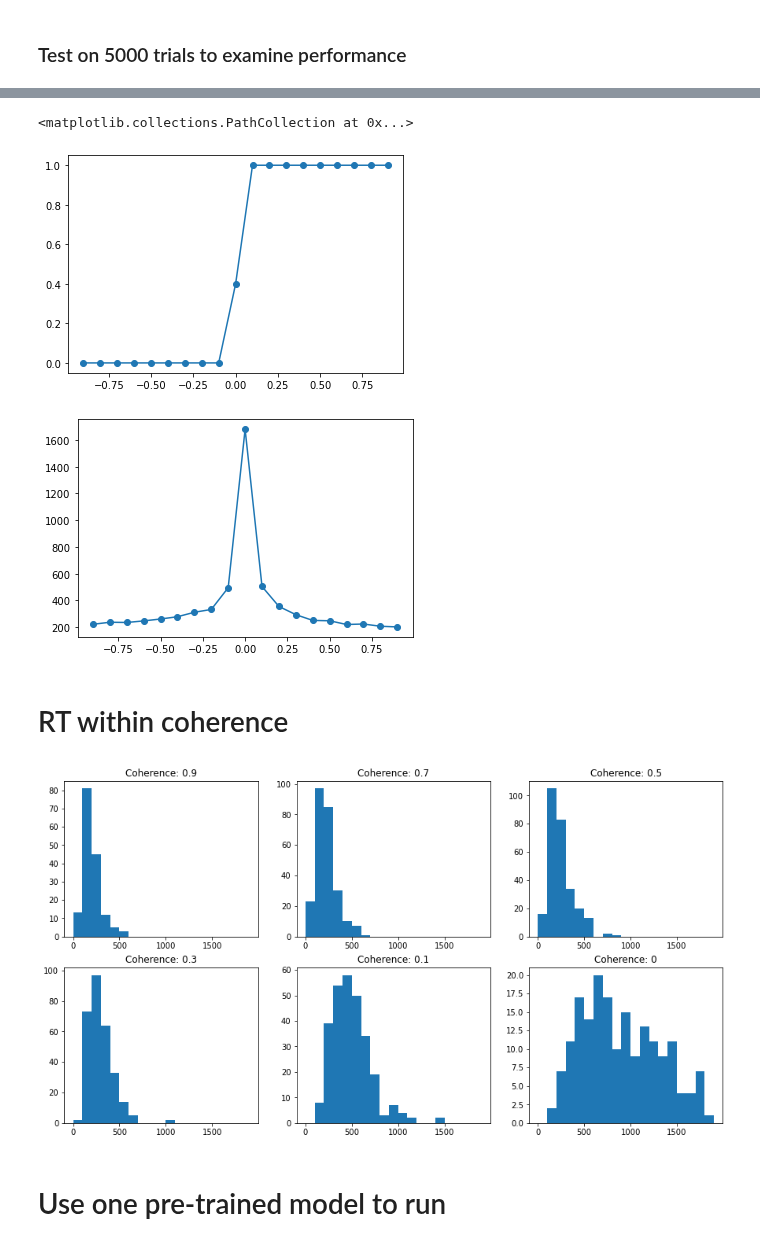
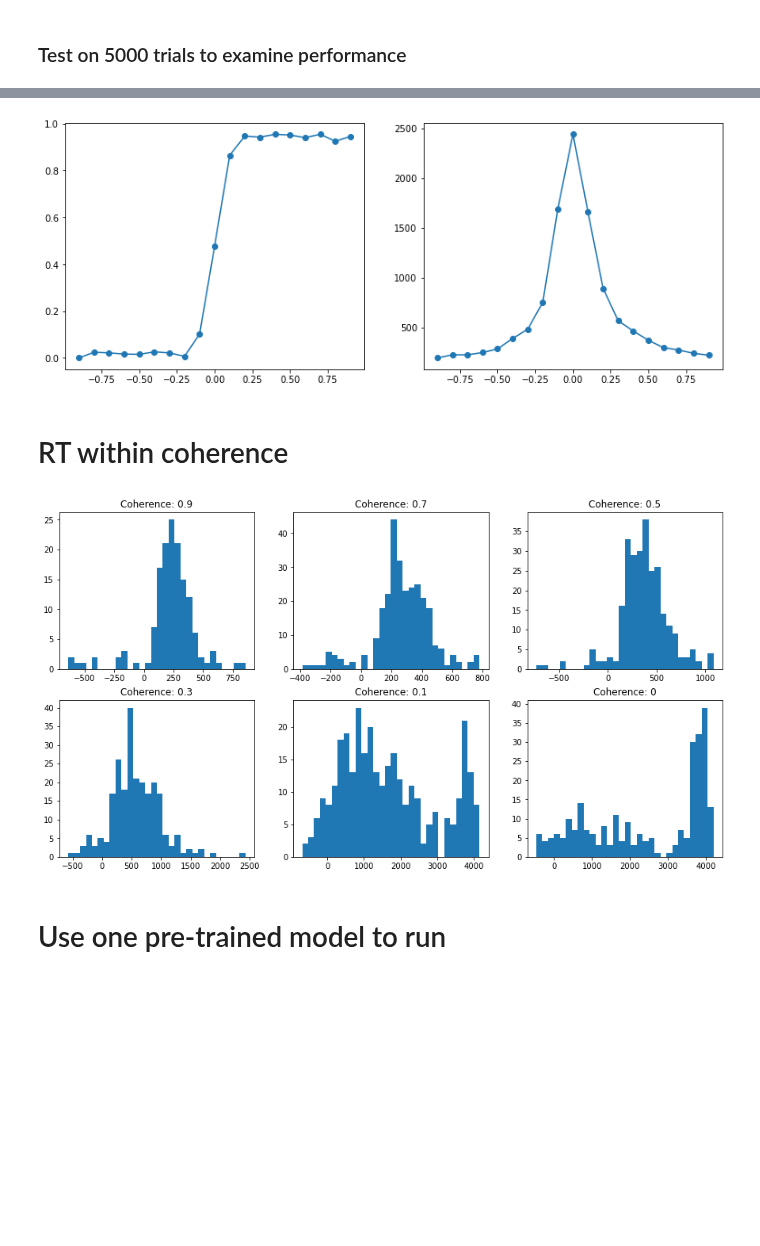
Before and after one commit to trustyuke/PsychRNN, a Jupyter notebook: test_checker_gain.ipynb, the cells around one changed output, grey strips where cells are left out. Drawn from its saved outputs; the diff is of its cells as text; code cells hidden in the pictures; blank space fills up the shorter version.

Commit message:
add a recNoise2 T5000 model

```diff
--- a/test_checker_gain.ipynb
+++ b/test_checker_gain.ipynb
@@ -36,7 +36,7 @@ task = Checkerboard2AFC(dt=dt, tau=tau, T=T, N_batch=N_batch)
 network_params = task.get_task_params()
 network_params['name'] = name
 network_params['N_rec'] = N_rec
-network_params['rec_noise'] = 0.1
+network_params['rec_noise'] = 2
 
 network_params["transfer_function"] = tf.nn.relu
 network_params["output_transfer_function"] = tf.nn.sigmoid
@@ -44,7 +44,7 @@ network_params["output_transfer_function"] = tf.nn.sigmoid
 network_params["loss_function"] = "rt_mask_mse"
 network_params["rt_mask_mse"] = rt_mask_mse_07
 # choose bound of random gain
-network_params['gain_bound'] = [1.5, 1.5]
+network_params['gain_bound'] = [1, 1]
 # %%
 try:
     model.destruct()
@@ -62,7 +62,7 @@ train_params = {}
 ###################################################
 ## set the name of the save path
 ###################################################
-saveWeightPath = "./weights/gain2_" + str(network_params['gain_bound'][0]) + str(network_params['gain_bound'][1])
+saveWeightPath = "./weights/gain2_" + str(network_params['gain_bound'][0]) + str(network_params['gain_bound'][1]) + 'recN' + str(network_params['rec_noise'])
 train_params['save_weights_path'] =  saveWeightPath
 train_params['training_iters'] = trials
 train_params['learning_rate'] = .001
@@ -199,16 +199,15 @@ resultPath = "./resultData/summary_gain2_" + str(network_params['gain_bound'][0]
 checker_df.to_csv(resultPath)
 # %%
-plt.figure()
+plt.figure(figsize=(13, 5))
+plt.subplot(1,2,1)
 plt.plot(checker_mean['coherence_bin'], checker_mean['green_decision'])
 plt.scatter(checker_mean['coherence_bin'], checker_mean['green_decision'])
 
-plt.figure()
+plt.subplot(1,2,2)
 plt.plot(checker_mean['coherence_bin'], checker_mean['decision_time'])
 plt.scatter(checker_mean['coherence_bin'], checker_mean['decision_time'])
 # %% [output]
-<matplotlib.collections.PathCollection at 0x...>
-[figure, old version]
+[figure, new version]
-[figure, removed]
 # %% [markdown]
 # RT within coherence
 # %%
@@ -219,11 +218,11 @@ for i in [0.9,0.7,0.5,0.3,0.1,0]:
     groupCo = checker_df.loc[a,:]
     RT = groupCo["decision_time"]
     plt.subplot(2,3,idx)
-    plt.hist(RT, bins = np.arange(0,2000,100))
+    plt.hist(RT, bins = 30)
     plt.title("Coherence: " + str(i))
     idx = idx + 1
 # %% [output]
-[figure, old version]
+[figure, new version]
 # %%
 # s = tf.zeros((1,100), dtype=tf.bool)
 # testR = tf.random.uniform(tf.shape(input=s), minval=1, maxval=2, dtype=tf.dtypes.float32)
```
Also changed, not shown: parts of 5 cells of this notebook, 5 other files.
